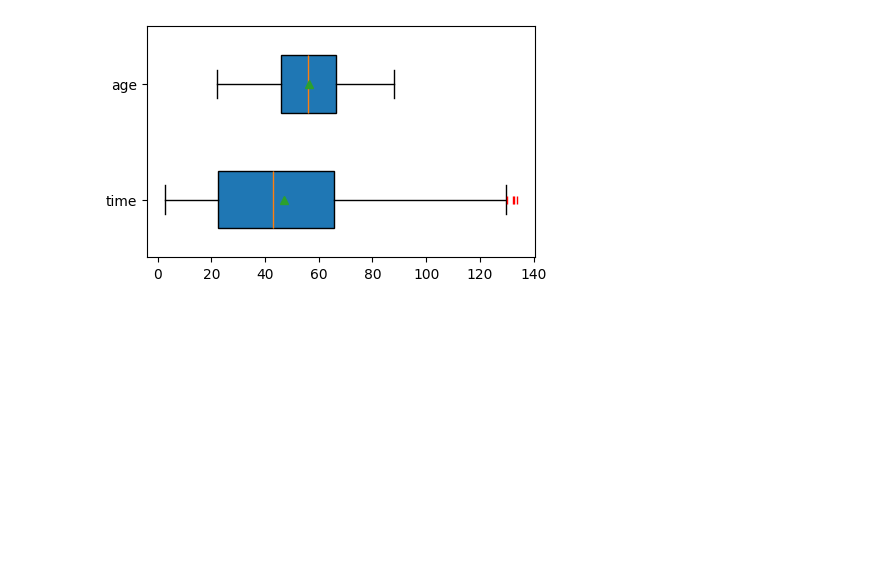
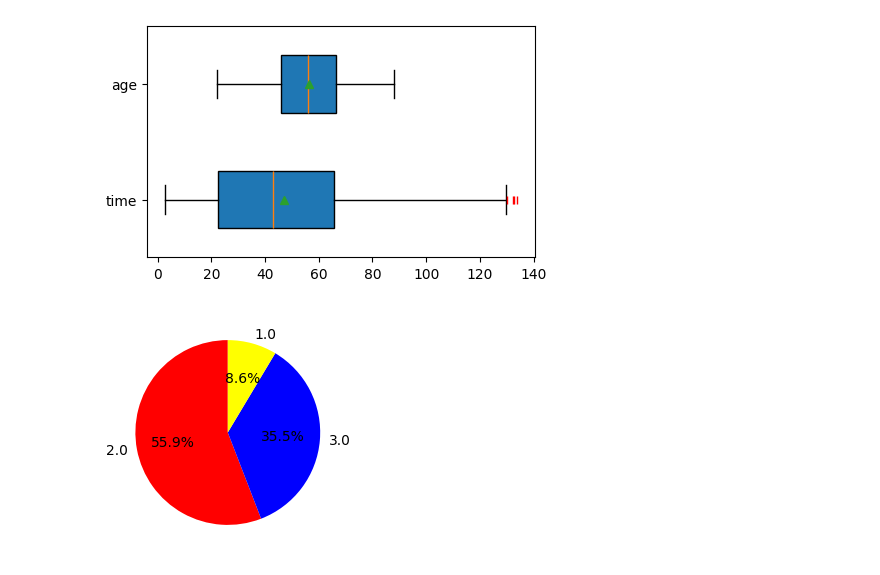
Before and after one commit to aryanssd/-sixteenth-exercices-for-loop, a Jupyter notebook: descriptive-statics.ipynb, the cells around one changed output. Drawn from its saved outputs; the diff is of its cells as text; code cells hidden in the pictures; blank space fills up the shorter version.

```diff
--- a/descriptive-statics.ipynb
+++ b/descriptive-statics.ipynb
@@ -307,3 +307,19 @@ ax.boxplot(
 plt.show()
 # %% [output]
 [figure]
+# %%
+fig, ax = plt.subplots(nrows=1, ncols=1, figsize=(5, 3))
+
+
+
+histgrad_counts = df['histgrad'].dropna().value_counts()
+
+
+ax.pie(histgrad_counts, labels=histgrad_counts.index, autopct='%.1f%%', startangle=90, colors=['red', 'blue', 'yellow'],)
+
+
+
+
+plt.show()
+# %% [output]
+[figure, added]
```
